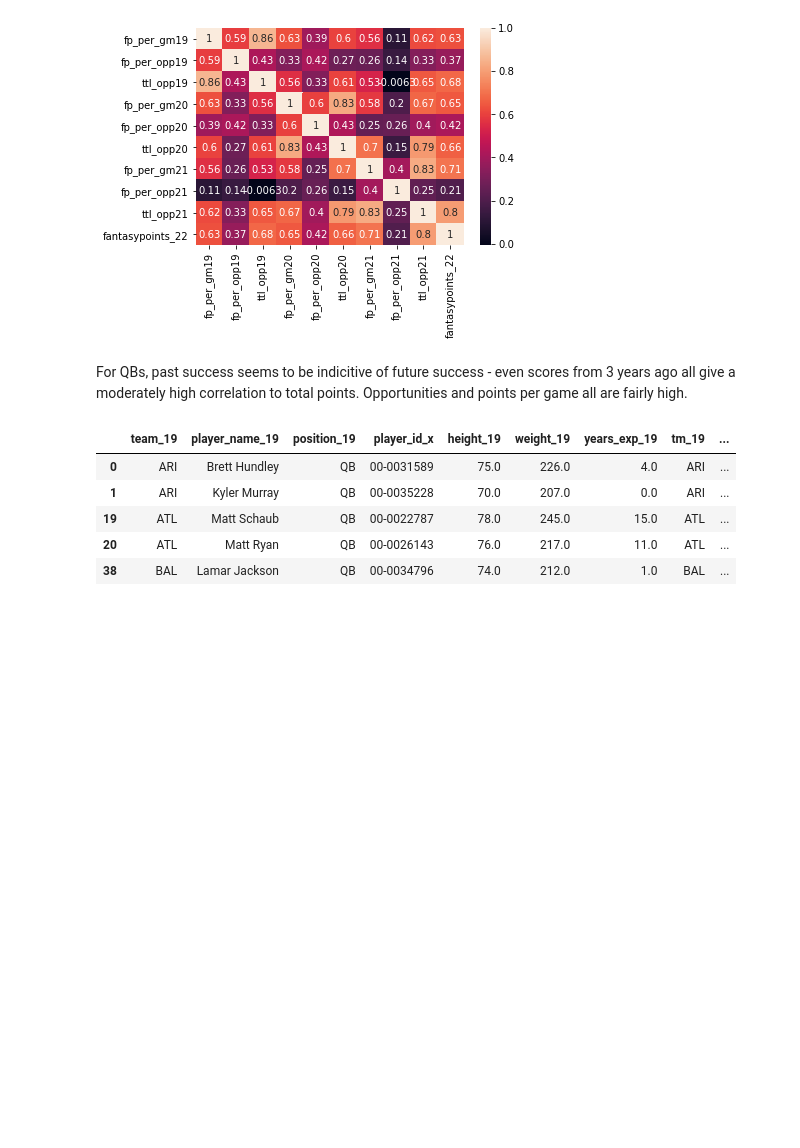
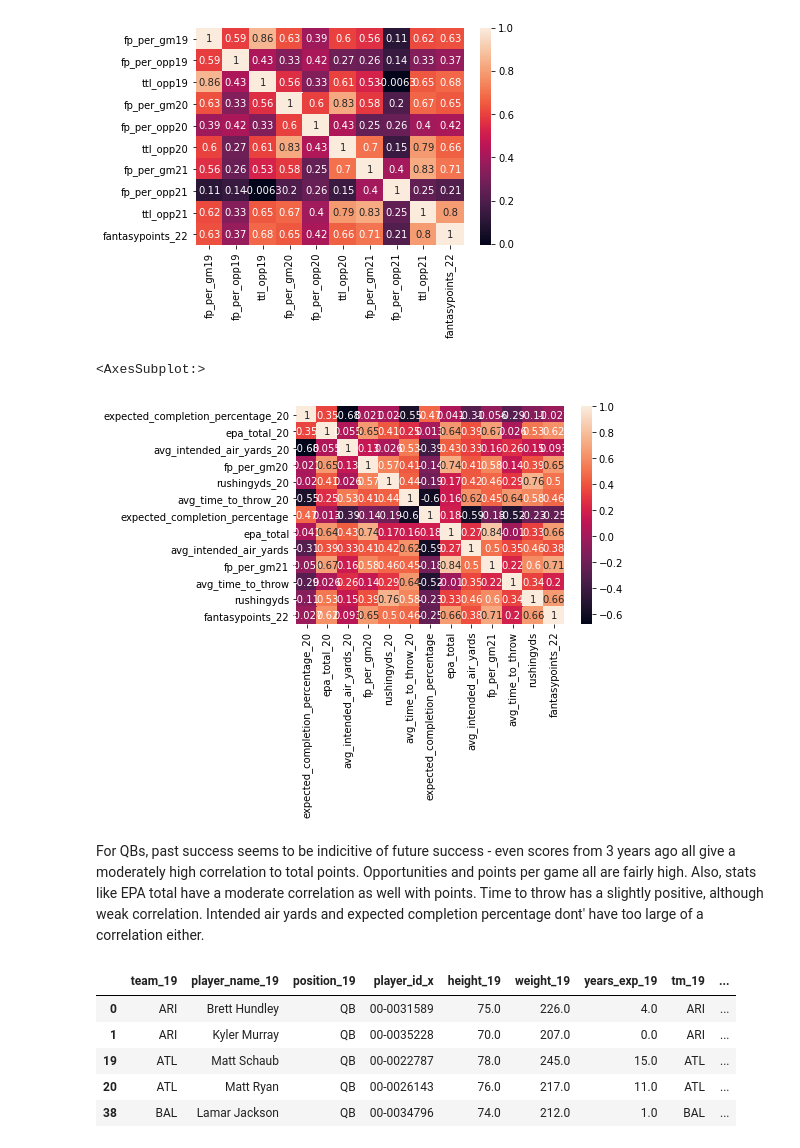
Before and after one commit to stephenkuc/Predicting_Fantasy_Football_Scores, a Jupyter notebook: 3. Fantasy Football - Visualizations.ipynb, the cells around one changed output. Saved outputs shown, nothing was run; the diff lists cells and outputs as text; code cells hidden in the pictures; blank space fills up the shorter version.

```diff
--- a/3. Fantasy Football - Visualizations.ipynb
+++ b/3. Fantasy Football - Visualizations.ipynb
@@ -86,8 +78,16 @@ sns.heatmap(ff_qb[['fp_per_gm19', 'fp_per_opp19',  'ttl_opp19','fp_per_gm20', 'f
 # %% [output]
 <AxesSubplot:>
 [figure]
+# %%
+sns.heatmap(ff_qb[['expected_completion_percentage_20', 'epa_total_20', 'avg_intended_air_yards_20', 'fp_per_gm20',
+                   'rushingyds_20', 'avg_time_to_throw_20' ,
+                   'expected_completion_percentage', 'epa_total', 'avg_intended_air_yards', 'fp_per_gm21', 'avg_time_to_throw',
+                   'rushingyds', 'fantasypoints_22']].corr(), annot = True)
+# %% [output]
+<AxesSubplot:>
+[figure, added]
 # %% [markdown]
-For QBs, past success seems to be indicitive of future success - even scores from 3 years ago all give a moderately high correlation to total points. Opportunities and points per game all are fairly high.
+For QBs, past success seems to be indicitive of future success - even scores from 3 years ago all give a moderately high correlation to total points. Opportunities and points per game all are fairly high. Also, stats like EPA total have a moderate correlation as well with points. Time to throw has a slightly positive, although weak correlation. Intended air yards and expected completion percentage dont' have too large of a correlation either.
 # %%
 ff_qb.head()
 # %% [output]
```
Also changed, not shown: parts of 39 cells of this notebook, 3 other files.
